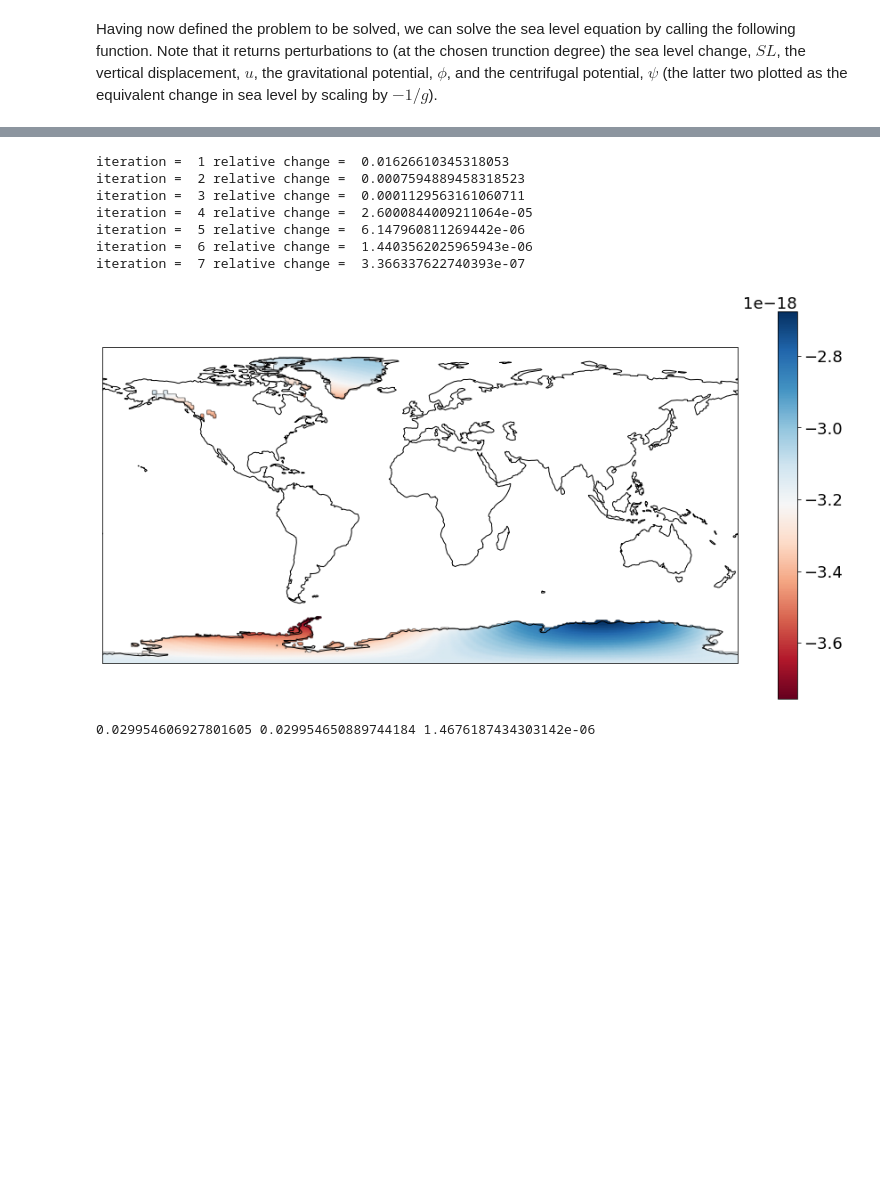
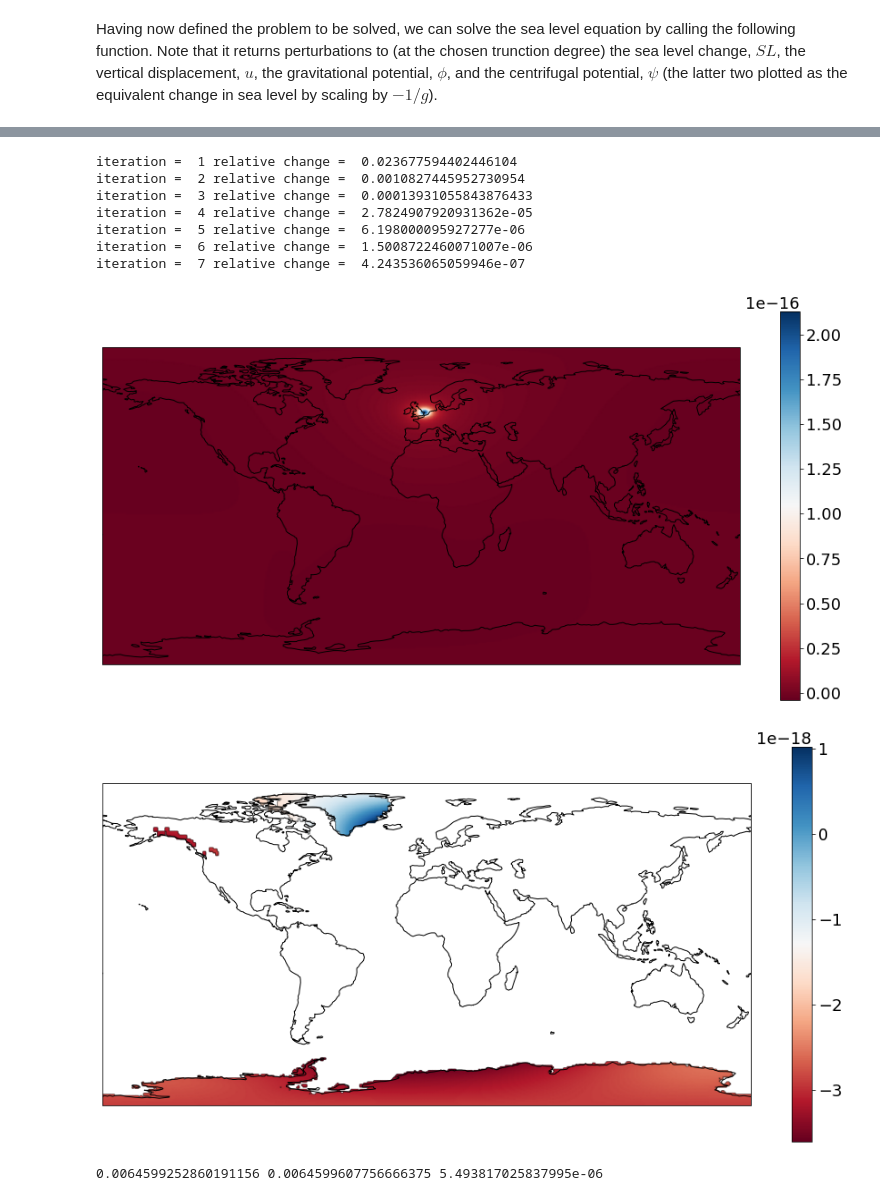
Before and after one commit to da380/SLReciprocityGJI, a Jupyter notebook: SL_forward.ipynb, the cells around one changed output, grey strips where cells are left out. Cells and saved outputs as stored; diff of their text form; code cells hidden in the pictures; blank space fills up the shorter version.

```diff
--- a/SL_forward.ipynb
+++ b/SL_forward.ipynb
@@ -56,12 +53,12 @@ fraction of surface which is ocean =  0.7129602337196239
 We now set the ice to be melted, taking as an example a reduction in the height of the Greenland ice sheet by 1%. This can be done as follows:
 # %%
 # set covariance for a random field
-Q = SL.laplace_covariance(L,std = 1.,s = 2,mu = 0.2)
+Q = SL.laplace_covariance(L,std = 1.,s = 2,mu = 0.1)
 
 # build a random melt geometry
 ice = SL.random_field(Q)*SL.antarctica_mask(C,ice0,0.)
 
 # plot the result with suitable mask
 ice_mask = SL.ice_mask(C,ice0)
-SL.geo_plot(ice)
+SL.geo_plot(ice_mask*ice)
 # %% [output]
@@ -72,8 +69,7 @@ Having now defined the problem to be solved, we can solve the sea level equation
 # set the direct load
 zeta   = SL.rhoi*(1-C)*ice
 # solve the fingerprint problem
-sl,_,_,om,_ = SL.fingerprint(C,zeta)
-slu = np.abs(SL.ocean_integral(C,sl)/SL.surface_integral(C))
+sl,_,_,_,_ = SL.fingerprint(C,zeta)
 ocean_mask = SL.ocean_mask(C)
-SL.geo_plot(ocean_mask*sl/slu)
+SL.geo_plot(ocean_mask*sl)
 # %% [output]
@@ -90,31 +85,33 @@ iteration =  9 relative change =  4.3621900616152994e-07
 # %%
 # set the observation point and set the adjoint loads
 lats = np.zeros(1)
 lons = np.zeros(1)
-w = np.zeros(1)
-lats[0] =  1.35
-lons[0] =  103.8
-zeta_d   = SL. point_load(L,lats,lons,angle = 1.0)
+lats[0] =  52.48
+lons[0] =  1.75
+
+zeta_d   = SL.point_load(L,lats,lons,angle = 2)
 
 # act the adjoint load on the sea level to get the observation
 J =   SL.surface_integral(zeta_d*sl)
 
 sl_d,_,_,_,_ = SL.fingerprint(C,zeta_d)
+SL.geo_plot(sl_d)
 SL.geo_plot(ice_mask*sl_d)
 
 
 # act the load on the adjoint sea level
 J2 =   SL.surface_integral(zeta*sl_d)
 
 # compare the two values
 print(J,J2,np.abs(J-J2)/np.abs(J))
 # %% [output]
-iteration =  1 relative change =  0.01626610345318053
-iteration =  2 relative change =  0.0007594889458318523
-iteration =  3 relative change =  0.0001129563161060711
-iteration =  4 relative change =  2.6000844009211064e-05
-iteration =  5 relative change =  6.147960811269442e-06
-iteration =  6 relative change =  1.4403562025965943e-06
-iteration =  7 relative change =  3.366337622740393e-07
+iteration =  1 relative change =  0.023677594402446104
+iteration =  2 relative change =  0.0010827445952730954
+iteration =  3 relative change =  0.00013931055843876433
+iteration =  4 relative change =  2.7824907920931362e-05
+iteration =  5 relative change =  6.198000095927277e-06
+iteration =  6 relative change =  1.5008722460071007e-06
+iteration =  7 relative change =  4.243536065059946e-07
-[figure, old version]
+[figure, new version]
+[figure, added]
-0.029954606927801605 0.029954650889744184 1.4676187434303142e-06
+0.0064599252860191156 0.0064599607756666375 5.493817025837995e-06
```
Also changed, not shown: parts of 4 cells of this notebook, 6 other files.
